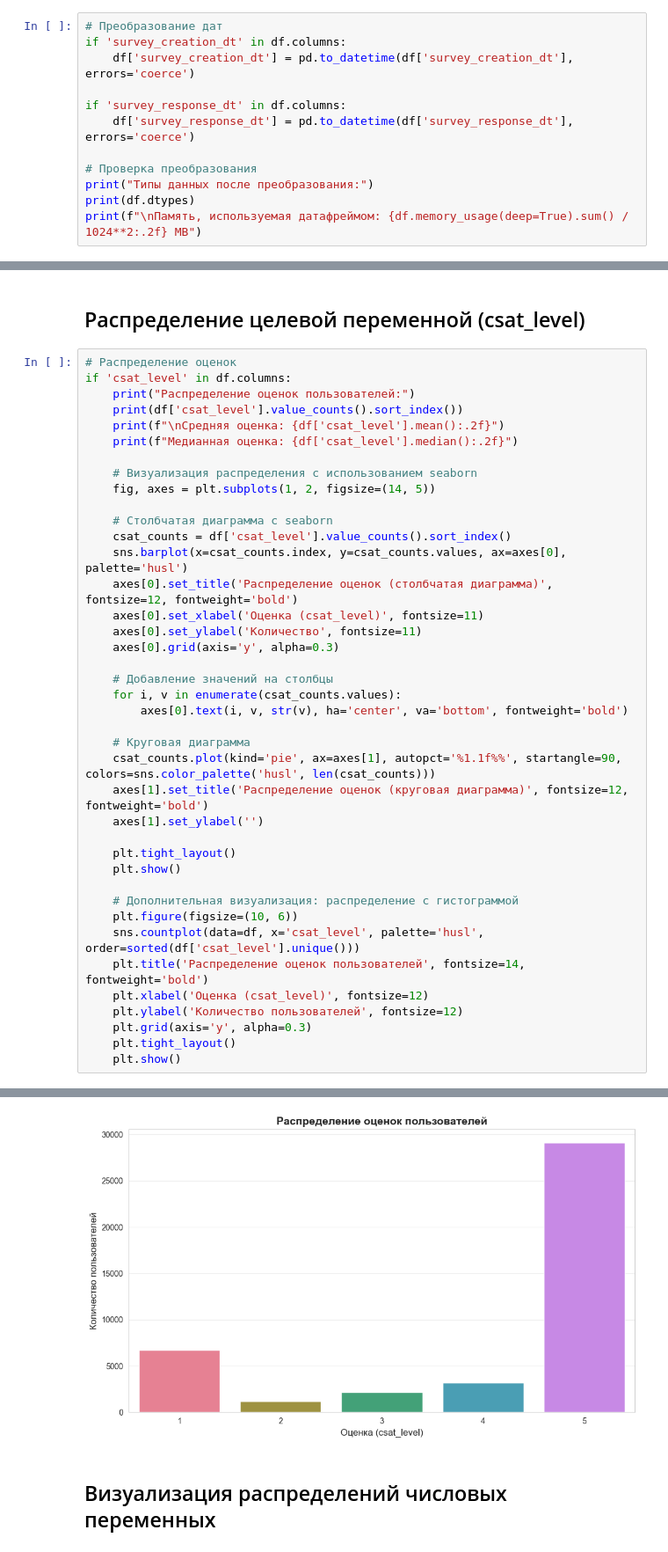
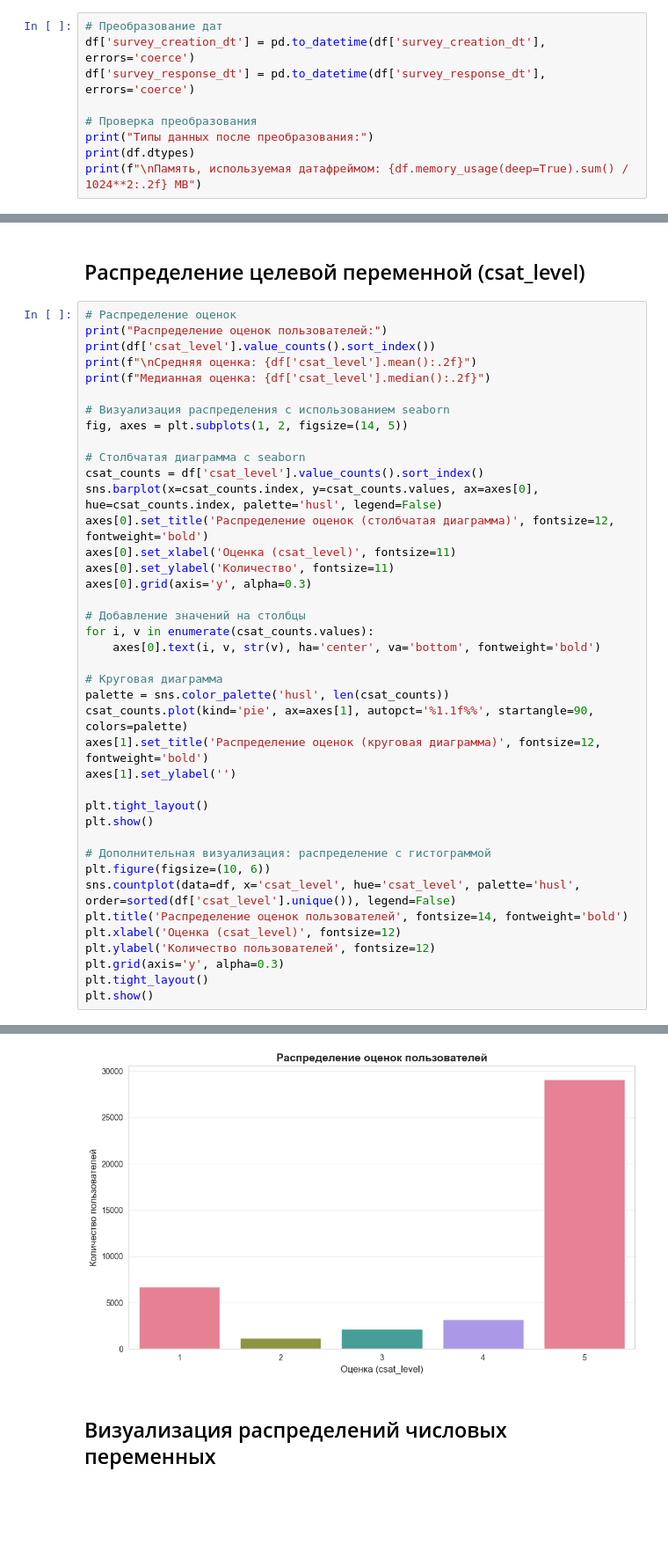
Before and after one commit to smirnoffmg/team-8-case-2, a Jupyter notebook: eda.ipynb, the cells around one changed output, grey strips where cells are left out. Shown at 88% size. Saved outputs shown, nothing was run; the diff lists cells and outputs as text; blank space fills up the shorter version.

```diff
--- a/eda.ipynb
+++ b/eda.ipynb
@@ -173,11 +171,8 @@ Name: count, dtype: int64
 ### Преобразование типов данных
 # %%
 # Преобразование дат
-if 'survey_creation_dt' in df.columns:
-    df['survey_creation_dt'] = pd.to_datetime(df['survey_creation_dt'], errors='coerce')
-
-if 'survey_response_dt' in df.columns:
-    df['survey_response_dt'] = pd.to_datetime(df['survey_response_dt'], errors='coerce')
+df['survey_creation_dt'] = pd.to_datetime(df['survey_creation_dt'], errors='coerce')
+df['survey_response_dt'] = pd.to_datetime(df['survey_response_dt'], errors='coerce')
 
 # Проверка преобразования
 print("Типы данных после преобразования:")
@@ -201,44 +196,44 @@ dtype: object
 ## Распределение целевой переменной (csat_level)
 # %%
 # Распределение оценок
-if 'csat_level' in df.columns:
-    print("Распределение оценок пользователей:")
-    print(df['csat_level'].value_counts().sort_index())
-    print(f"\nСредняя оценка: {df['csat_level'].mean():.2f}")
-    print(f"Медианная оценка: {df['csat_level'].median():.2f}")
+print("Распределение оценок пользователей:")
+print(df['csat_level'].value_counts().sort_index())
+print(f"\nСредняя оценка: {df['csat_level'].mean():.2f}")
+print(f"Медианная оценка: {df['csat_level'].median():.2f}")
 
-    # Визуализация распределения с использованием seaborn
-    fig, axes = plt.subplots(1, 2, figsize=(14, 5))
+# Визуализация распределения с использованием seaborn
+fig, axes = plt.subplots(1, 2, figsize=(14, 5))
 
-    # Столбчатая диаграмма с seaborn
-    csat_counts = df['csat_level'].value_counts().sort_index()
-    sns.barplot(x=csat_counts.index, y=csat_counts.values, ax=axes[0], palette='husl')
-    axes[0].set_title('Распределение оценок (столбчатая диаграмма)', fontsize=12, fontweight='bold')
-    axes[0].set_xlabel('Оценка (csat_level)', fontsize=11)
-    axes[0].set_ylabel('Количество', fontsize=11)
-    axes[0].grid(axis='y', alpha=0.3)
+# Столбчатая диаграмма с seaborn
+csat_counts = df['csat_level'].value_counts().sort_index()
+sns.barplot(x=csat_counts.index, y=csat_counts.values, ax=axes[0], hue=csat_counts.index, palette='husl', legend=False)
+axes[0].set_title('Распределение оценок (столбчатая диаграмма)', fontsize=12, fontweight='bold')
+axes[0].set_xlabel('Оценка (csat_level)', fontsize=11)
+axes[0].set_ylabel('Количество', fontsize=11)
+axes[0].grid(axis='y', alpha=0.3)
 
-    # Добавление значений на столбцы
-    for i, v in enumerate(csat_counts.values):
-        axes[0].text(i, v, str(v), ha='center', va='bottom', fontweight='bold')
+# Добавление значений на столбцы
+for i, v in enumerate(csat_counts.values):
+    axes[0].text(i, v, str(v), ha='center', va='bottom', fontweight='bold')
 
-    # Круговая диаграмма
-    csat_counts.plot(kind='pie', ax=axes[1], autopct='%1.1f%%', startangle=90, colors=sns.color_palette('husl', len(csat_counts)))
-    axes[1].set_title('Распределение оценок (круговая диаграмма)', fontsize=12, fontweight='bold')
-    axes[1].set_ylabel('')
+# Круговая диаграмма
+palette = sns.color_palette('husl', len(csat_counts))
+csat_counts.plot(kind='pie', ax=axes[1], autopct='%1.1f%%', startangle=90, colors=palette)
+axes[1].set_title('Распределение оценок (круговая диаграмма)', fontsize=12, fontweight='bold')
+axes[1].set_ylabel('')
 
-    plt.tight_layout()
-    plt.show()
+plt.tight_layout()
+plt.show()
 
-    # Дополнительная визуализация: распределение с гистограммой
-    plt.figure(figsize=(10, 6))
-    sns.countplot(data=df, x='csat_level', palette='husl', order=sorted(df['csat_level'].unique()))
-    plt.title('Распределение оценок пользователей', fontsize=14, fontweight='bold')
-    plt.xlabel('Оценка (csat_level)', fontsize=12)
-    plt.ylabel('Количество пользователей', fontsize=12)
-    plt.grid(axis='y', alpha=0.3)
-    plt.tight_layout()
-    plt.show()
+# Дополнительная визуализация: распределение с гистограммой
+plt.figure(figsize=(10, 6))
+sns.countplot(data=df, x='csat_level', hue='csat_level', palette='husl', order=sorted(df['csat_level'].unique()), legend=False)
+plt.title('Распределение оценок пользователей', fontsize=14, fontweight='bold')
+plt.xlabel('Оценка (csat_level)', fontsize=12)
+plt.ylabel('Количество пользователей', fontsize=12)
+plt.grid(axis='y', alpha=0.3)
+plt.tight_layout()
+plt.show()
 # %% [output]
 Распределение оценок пользователей:
 csat_level
@@ -261,4 +250,4 @@ Passing `palette` without assigning `hue` is deprecated and will be removed in v
-[figure, old version]
+[figure, new version]
 # %% [markdown]
 ## Визуализация распределений числовых переменных
 # %%
```
Also changed, not shown: parts of 9 cells of this notebook.
